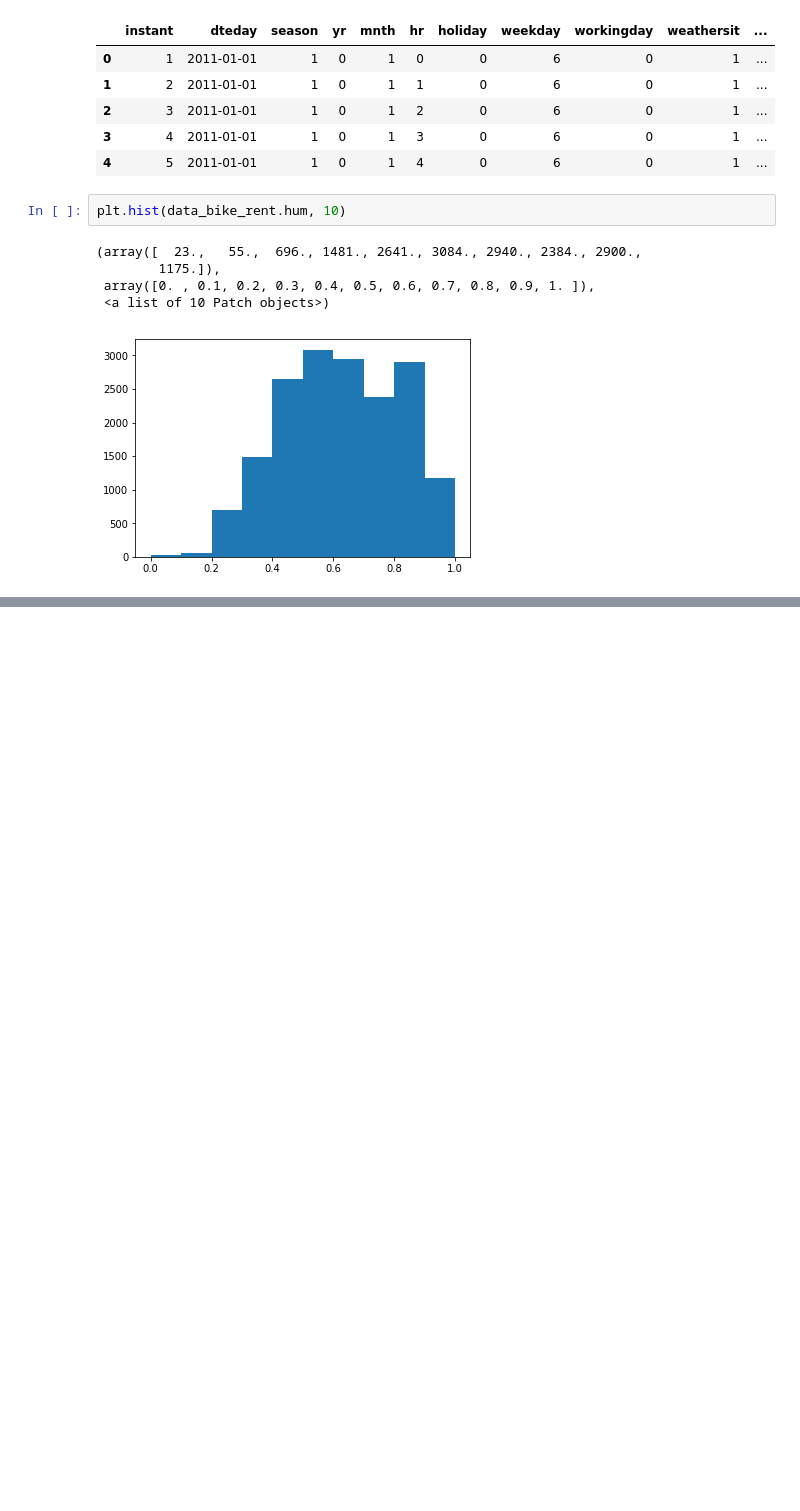
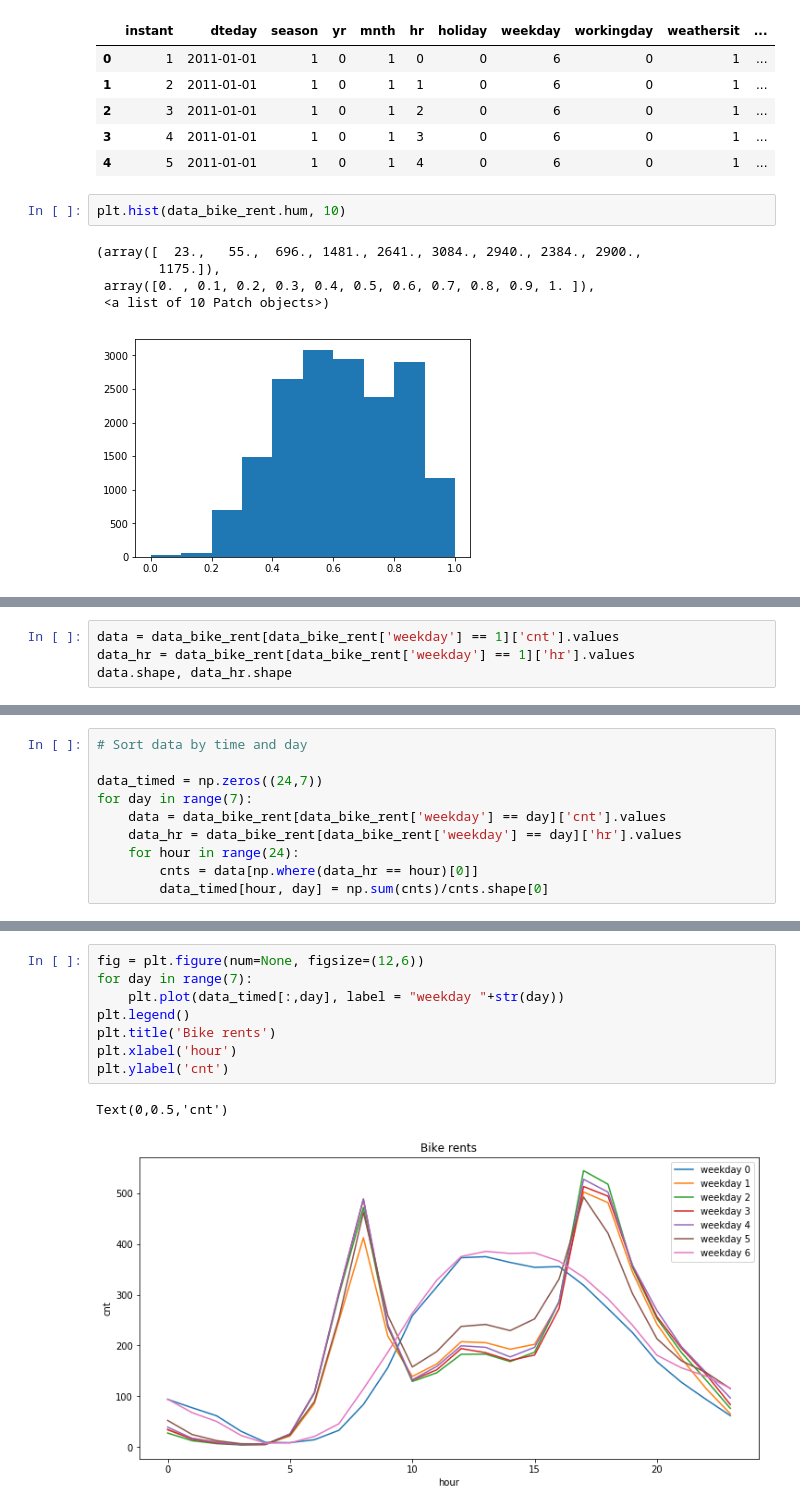
Before and after one commit to florian-huber/python_data_exploration_tutorial, a Jupyter notebook: notebooks/Dataset_example1_London_bikes.ipynb, the cells around one changed output, grey strips where cells are left out. Cells and saved outputs as stored; diff of their text form; blank space fills up the shorter version.

```diff
--- a/notebooks/Dataset_example1_London_bikes.ipynb
+++ b/notebooks/Dataset_example1_London_bikes.ipynb
@@ -135,0 +139,4 @@ plot_corr_matrix(data_bike_rent, 10)
+# %%
+data = data_bike_rent[data_bike_rent['weekday'] == 1]['cnt'].values
+data_hr = data_bike_rent[data_bike_rent['weekday'] == 1]['hr'].values
+data.shape, data_hr.shape
@@ -135,0 +174,10 @@ plot_corr_matrix(data_bike_rent, 10)
+# %%
+# Sort data by time and day
+
+data_timed = np.zeros((24,7))
+for day in range(7):
+    data = data_bike_rent[data_bike_rent['weekday'] == day]['cnt'].values
+    data_hr = data_bike_rent[data_bike_rent['weekday'] == day]['hr'].values
+    for hour in range(24):
+        cnts = data[np.where(data_hr == hour)[0]]
+        data_timed[hour, day] = np.sum(cnts)/cnts.shape[0]
@@ -135,0 +193,11 @@ plot_corr_matrix(data_bike_rent, 10)
+# %%
+fig = plt.figure(num=None, figsize=(12,6))
+for day in range(7):
+    plt.plot(data_timed[:,day], label = "weekday "+str(day))
+plt.legend()
+plt.title('Bike rents')
+plt.xlabel('hour')
+plt.ylabel('cnt')
+# %% [output]
+Text(0,0.5,'cnt')
+[figure, added]
```
Also changed, not shown: parts of 26 cells of this notebook.
